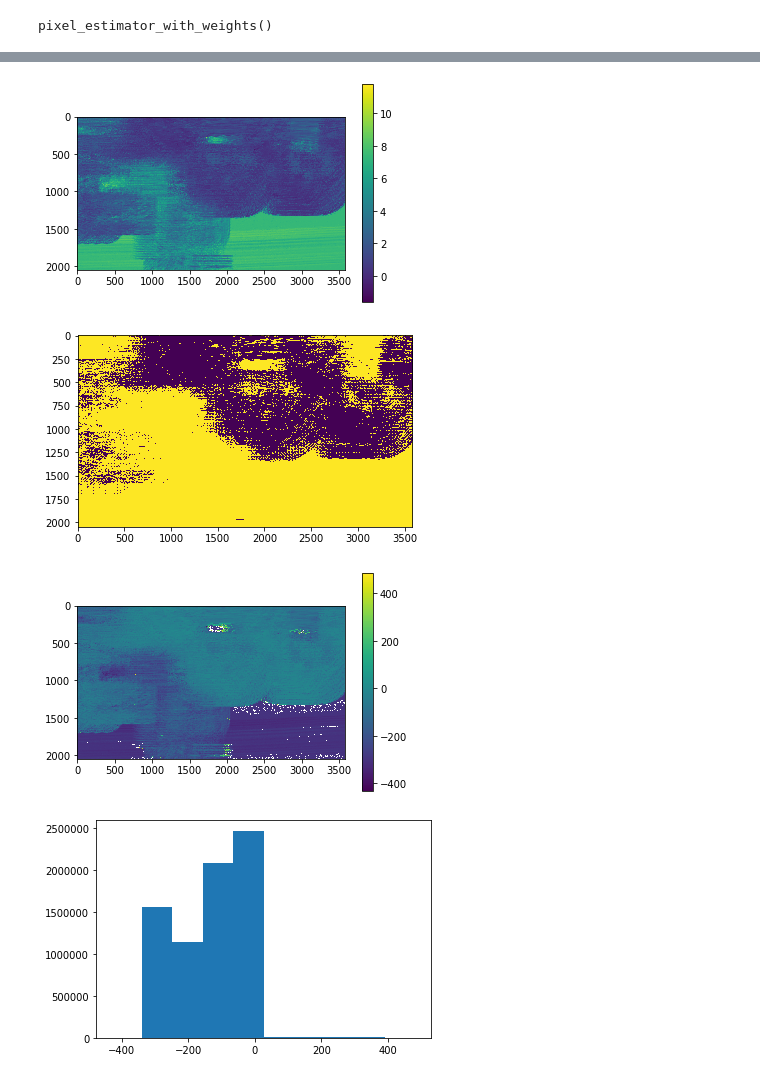
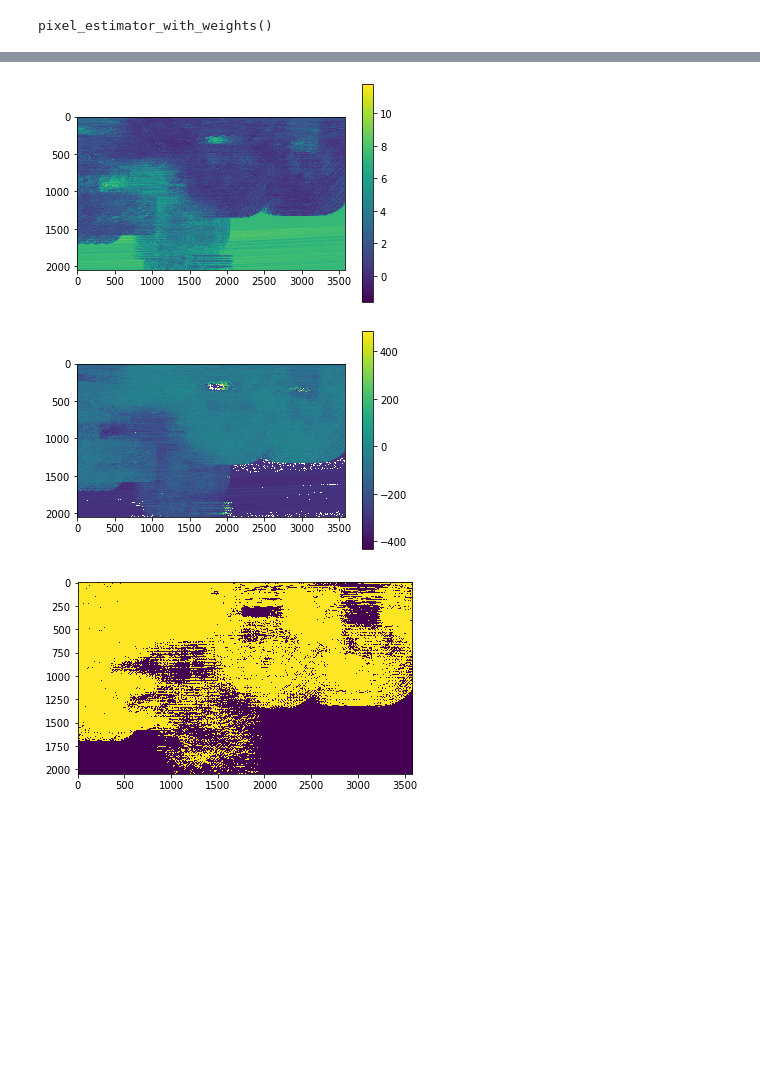
Before and after one commit to cianhwang/autofocus-stacking, a Jupyter notebook: autofocus-tf2torch.ipynb, the cells around one changed output, grey strips where cells are left out. Saved outputs shown, nothing was run; the diff lists cells and outputs as text; code cells hidden in the pictures; blank space fills up the shorter version.

```diff
--- a/autofocus-tf2torch.ipynb
+++ b/autofocus-tf2torch.ipynb
@@ -111,9 +111,6 @@ def dis_map(img, curr = 1000, last_dist_map = None, last_move_steps = None):
     plt.colorbar()
     plt.show()
 
-    plt.imshow(np.abs(n_img) > 1.5)
-    plt.show()
-
     if last_move_steps is not None:
         ## Focus direction: simple check
         mapa = n_img - last_move_steps
@@ -132,12 +129,15 @@ def dis_map(img, curr = 1000, last_dist_map = None, last_move_steps = None):
     plt.imshow(sol2)
     plt.colorbar()
     plt.show()
-    plt.hist(sol2.flatten(), bins = 10)
-    plt.show()
+#     plt.hist(sol2.flatten(), bins = 10)
+#     plt.show()
 
     return n_img
 # %%
 img = cv2.imread('9014_00.jpg', 0)/255.
 n_img = dis_map(img)
+in_focus_matrix0 = (np.abs(n_img) < 1.5)
+plt.imshow(in_focus_matrix0)
+plt.show()
 # %% [output]
 [figure]
@@ -147,5 +146,8 @@ n_img = dis_map(img)
 # %%
 img = cv2.imread('9014_01.jpg', 0)/255.
 n_img = dis_map(img, 571, n_img, -6.829667508602142)
+in_focus_matrix1 = (in_focus_matrix0 + (np.abs(n_img) < 1.5))>=1
+plt.imshow(in_focus_matrix1)
+plt.show()
 # %% [output]
 [figure]
@@ -155,11 +156,13 @@ n_img = dis_map(img, 571, n_img, -6.829667508602142)
 # %%
 img = cv2.imread('9014_02.jpg', 0)/255.
 n_img = dis_map(img, 710, n_img, 2.995347547531128)
+in_focus_matrix2 = (in_focus_matrix1 + (np.abs(n_img) < 1.5))>=1
+plt.imshow(in_focus_matrix2)
+plt.show()
 # %% [output]
 [figure]
-[figure, old version]
+[figure, new version]
-[figure, old version]
+[figure, new version]
-[figure, removed]
 # %%
 img = cv2.imread('9014_03.jpg', 0)/255.
 n_img = dis_map(img, 450, n_img, -6.416484355926514)
```
Also changed, not shown: parts of 5 cells of this notebook.
